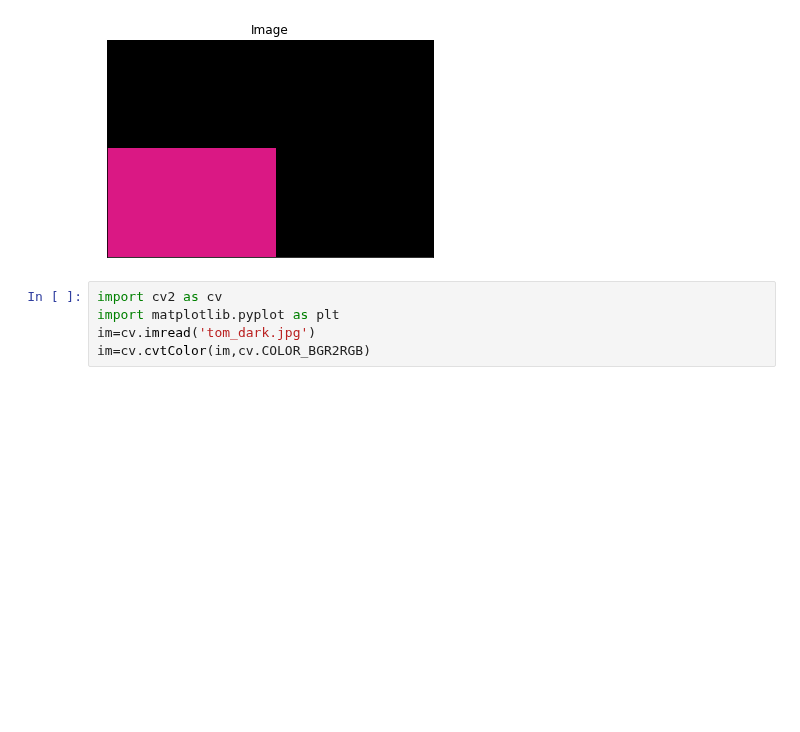
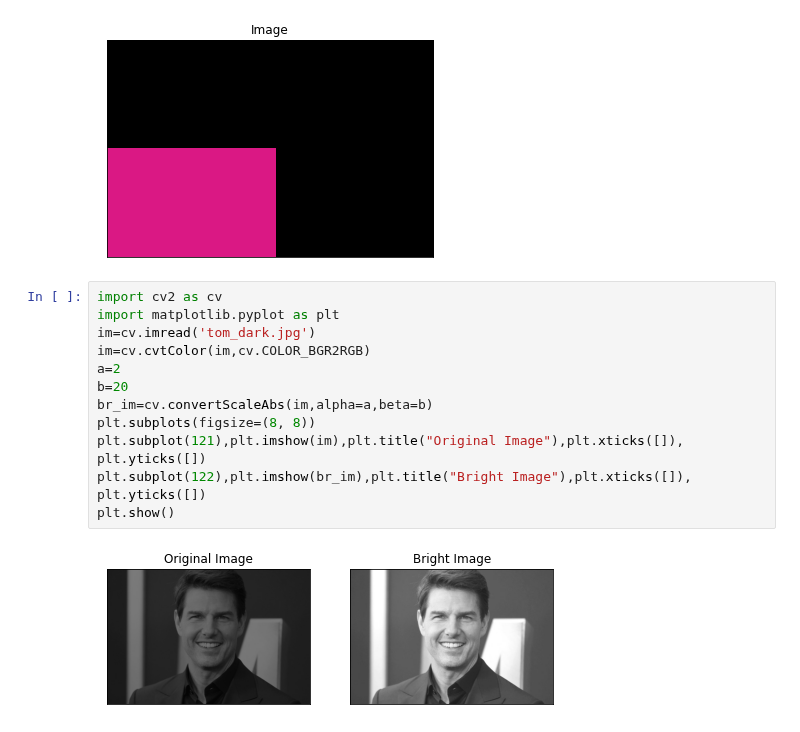
Before and after one commit to Gajaan08/FUNDAMENTALS-OF-IMAGE-PROCESSING, a Jupyter notebook: Exercise/Ex.ipynb, the cells around one changed output. Cells and saved outputs as stored; diff of their text form; blank space fills up the shorter version.

```diff
--- a/Exercise/Ex.ipynb
+++ b/Exercise/Ex.ipynb
@@ -137,5 +137,14 @@ plt.show()
 # %%
 import cv2 as cv
 import matplotlib.pyplot as plt
 im=cv.imread('tom_dark.jpg')
 im=cv.cvtColor(im,cv.COLOR_BGR2RGB)
+a=2
+b=20
+br_im=cv.convertScaleAbs(im,alpha=a,beta=b)
+plt.subplots(figsize=(8, 8))
+plt.subplot(121),plt.imshow(im),plt.title("Original Image"),plt.xticks([]), plt.yticks([])
+plt.subplot(122),plt.imshow(br_im),plt.title("Bright Image"),plt.xticks([]), plt.yticks([])
+plt.show()
+# %% [output]
+[figure, added]
```
Also changed, not shown: parts of 2 cells of this notebook, 2 other files.
